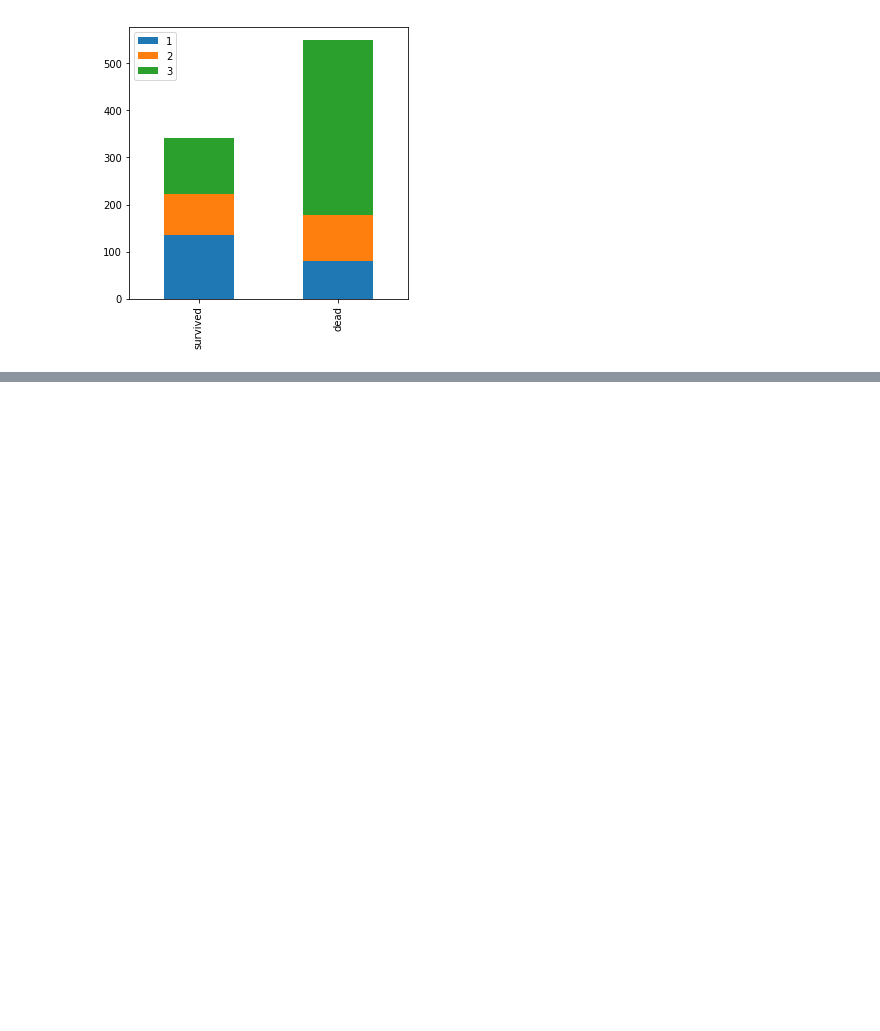
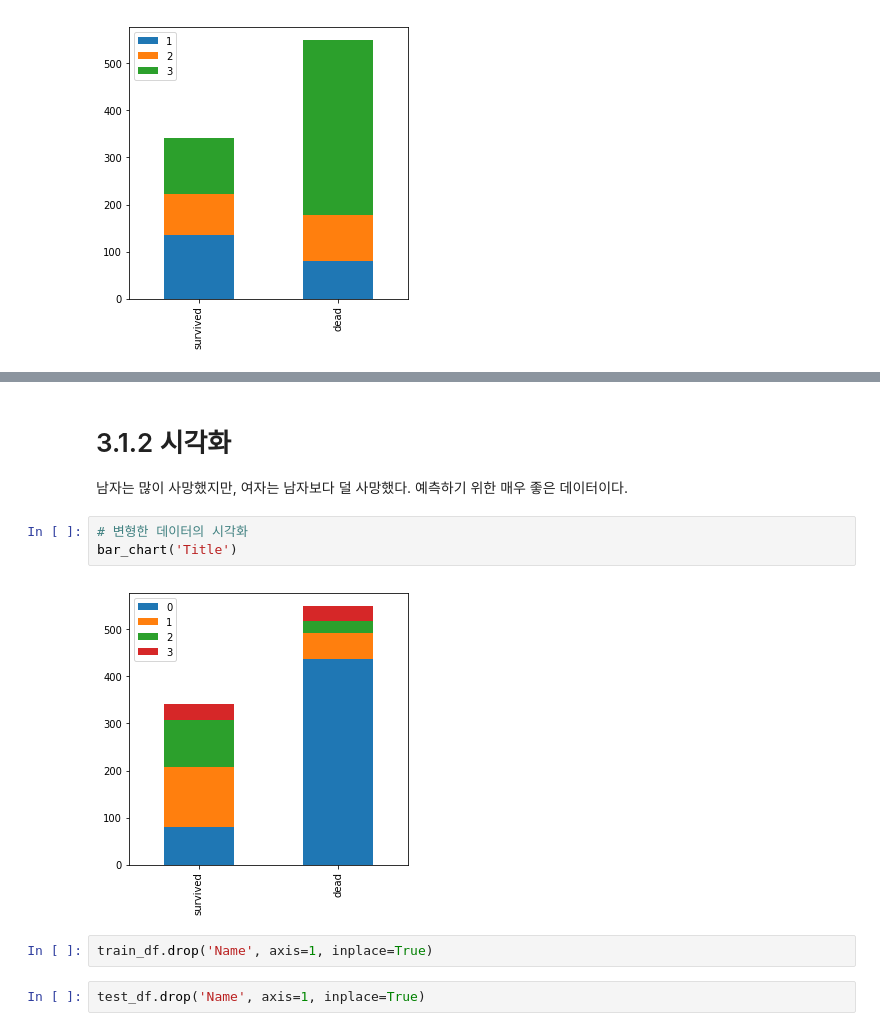
Before and after one commit to kshieldblueturtle/AI_example, a Jupyter notebook: Titanic example/Titanic.ipynb, the cells around one changed output, grey strips where cells are left out. Cells and saved outputs as stored; diff of their text form; blank space fills up the shorter version.

```diff
--- a/Titanic example/Titanic.ipynb
+++ b/Titanic example/Titanic.ipynb
@@ -146,0 +249,13 @@ bar_chart('Pclass')
+# %% [markdown]
+# 3.1.2 시각화
+남자는 많이 사망했지만, 여자는 남자보다 덜 사망했다.
+예측하기 위한 매우 좋은 데이터이다.
+# %%
+# 변형한 데이터의 시각화
+bar_chart('Title')
+# %% [output]
+[figure, added]
+# %%
+train_df.drop('Name', axis=1, inplace=True)
+# %%
+test_df.drop('Name', axis=1, inplace=True)
```
Also changed, not shown: parts of 58 cells of this notebook, 1 other file.
